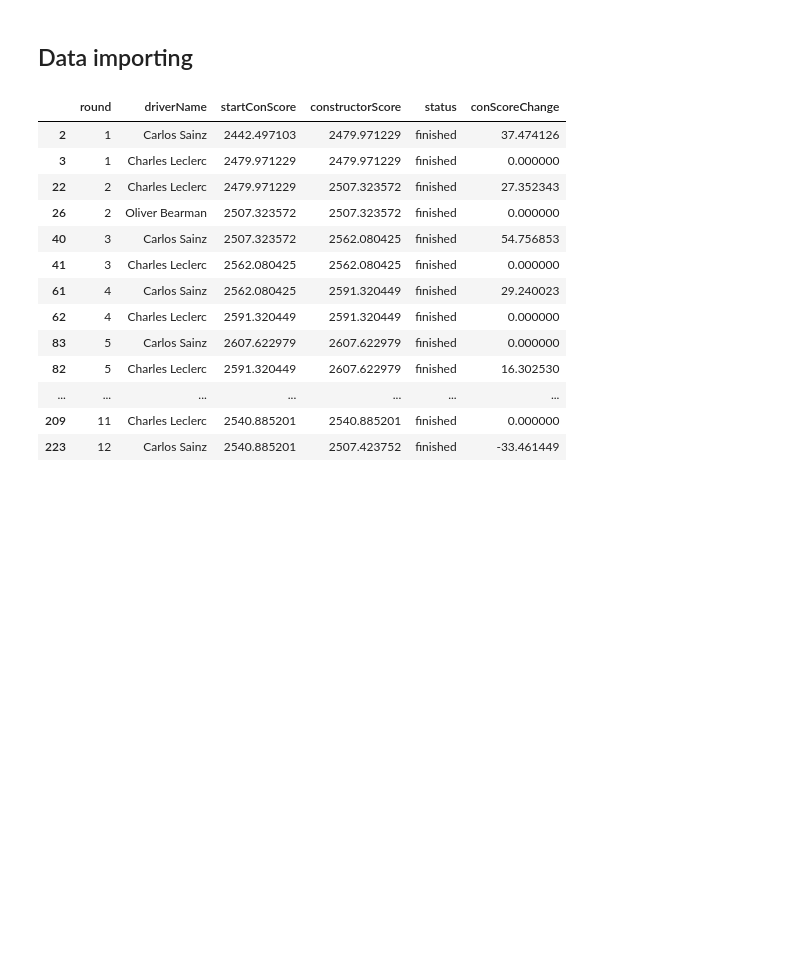
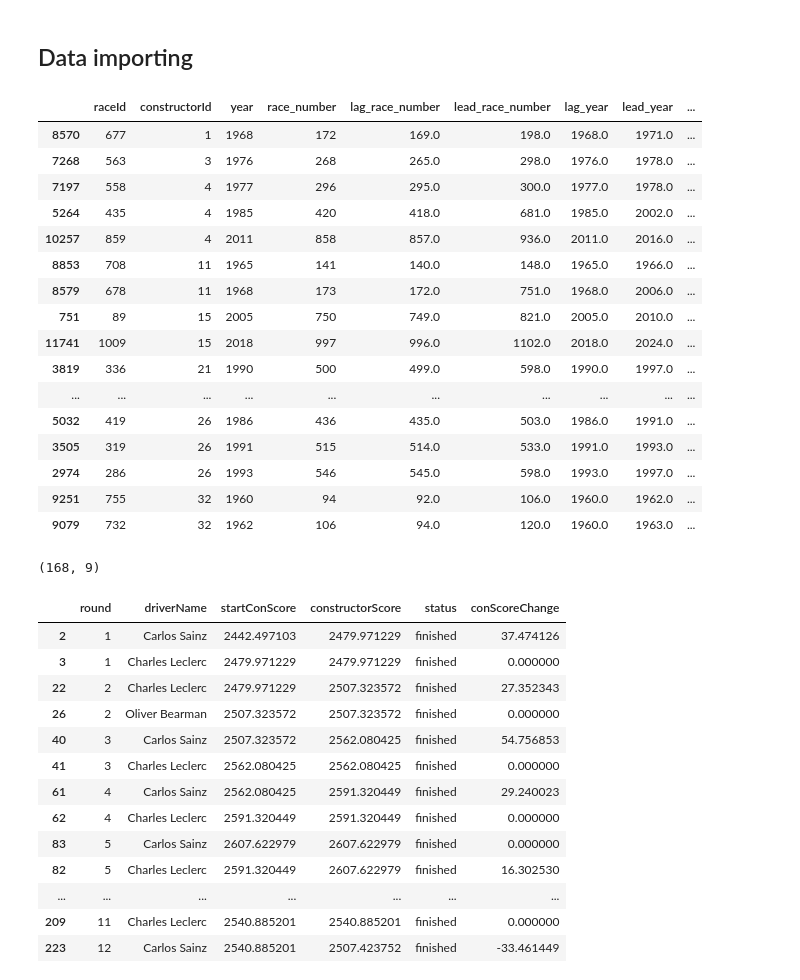
Before and after one commit to mwtmurphy/f1-rating-system, a Jupyter notebook: notebooks/prototyping.ipynb, the cells around one changed output. Cells and saved outputs as stored; diff of their text form; code cells hidden in the pictures; blank space fills up the shorter version.

```diff
--- a/notebooks/prototyping.ipynb
+++ b/notebooks/prototyping.ipynb
@@ -36,6 +36,59 @@ con_df = con_df.rename(columns={"name": "constructorName"})
 vis_df = vis_df.merge(con_df, on="constructorId", how="left")
 
 df24 = pd.read_csv(CONFIG["data"]["2024_path"])
+# %%
+# Capturing constructor periods to begin tracking buyouts and rebrands to integrate into app
+import numpy as np
+
+results_df = pd.read_csv(CONFIG["data"]["results_csv"])
+races_df = pd.read_csv(CONFIG["data"]["races_csv"]).sort_values("date").reset_index(drop=True)
+races_df["race_number"] = races_df.index + 1
+
+period_df = results_df[["raceId", "constructorId"]].drop_duplicates().reset_index(drop=True)
+period_df = period_df.merge(races_df[["raceId", "year", "race_number"]], on="raceId", how="left")
+period_df = period_df.sort_values(["constructorId", "race_number"], ascending=True)
+
+period_df["lag_race_number"] = period_df.groupby("constructorId")["race_number"].shift(1)
+period_df["lead_race_number"] = period_df.groupby("constructorId")["race_number"].shift(-1)
+
+period_df["lag_year"] = period_df.groupby("constructorId")["year"].shift(1)
+period_df["lead_year"] = period_df.groupby("constructorId")["year"].shift(-1)
+
+
+def get_indicator(row) -> int:
+    if np.isnan(row["lag_race_number"]) or np.isnan(row["lead_race_number"]):
+        return 1
+    elif row["lead_race_number"] - row["lag_race_number"] <= 3:
+        return 0
+    elif row["lead_year"] == row["lag_year"]:
+        return 0
+
+period_df["period_start_or_end"] = period_df.apply(get_indicator, axis=1)
+
+display(period_df[period_df["period_start_or_end"].isna()].head(20))
+display(period_df[period_df["period_start_or_end"].isna()].shape)
+
+# hist_df = pd.read_csv(CONFIG["data"]["hist_path"])
+# hist_df.groupby("year")["round"].max().reset_index().min()
+# %% [output]
+|  | raceId | constructorId | year | race_number | lag_race_number | lead_race_number | lag_year | lead_year | ... |
+| 8570 | 677 | 1 | 1968 | 172 | 169.0 | 198.0 | 1968.0 | 1971.0 | ... |
+| 7268 | 563 | 3 | 1976 | 268 | 265.0 | 298.0 | 1976.0 | 1978.0 | ... |
+| 7197 | 558 | 4 | 1977 | 296 | 295.0 | 300.0 | 1977.0 | 1978.0 | ... |
+| 5264 | 435 | 4 | 1985 | 420 | 418.0 | 681.0 | 1985.0 | 2002.0 | ... |
+| 10257 | 859 | 4 | 2011 | 858 | 857.0 | 936.0 | 2011.0 | 2016.0 | ... |
+| 8853 | 708 | 11 | 1965 | 141 | 140.0 | 148.0 | 1965.0 | 1966.0 | ... |
+| 8579 | 678 | 11 | 1968 | 173 | 172.0 | 751.0 | 1968.0 | 2006.0 | ... |
+| 751 | 89 | 15 | 2005 | 750 | 749.0 | 821.0 | 2005.0 | 2010.0 | ... |
+| 11741 | 1009 | 15 | 2018 | 997 | 996.0 | 1102.0 | 2018.0 | 2024.0 | ... |
+| 3819 | 336 | 21 | 1990 | 500 | 499.0 | 598.0 | 1990.0 | 1997.0 | ... |
+| ... | ... | ... | ... | ... | ... | ... | ... | ... | ... |
+| 5032 | 419 | 26 | 1986 | 436 | 435.0 | 503.0 | 1986.0 | 1991.0 | ... |
+| 3505 | 319 | 26 | 1991 | 515 | 514.0 | 533.0 | 1991.0 | 1993.0 | ... |
+| 2974 | 286 | 26 | 1993 | 546 | 545.0 | 598.0 | 1993.0 | 1997.0 | ... |
+| 9251 | 755 | 32 | 1960 | 94 | 92.0 | 106.0 | 1960.0 | 1962.0 | ... |
+| 9079 | 732 | 32 | 1962 | 106 | 94.0 | 120.0 | 1960.0 | 1963.0 | ... |
+(168, 9)
 # %%
 df24.sort_values(["round", "driverId"]).loc[df24["constructorName"] == "Ferrari", ["round", "driverName", "startConScore", "constructorScore", "status", "conScoreChange"]]
 # %% [output]
```
Also changed, not shown: 5 other files.
